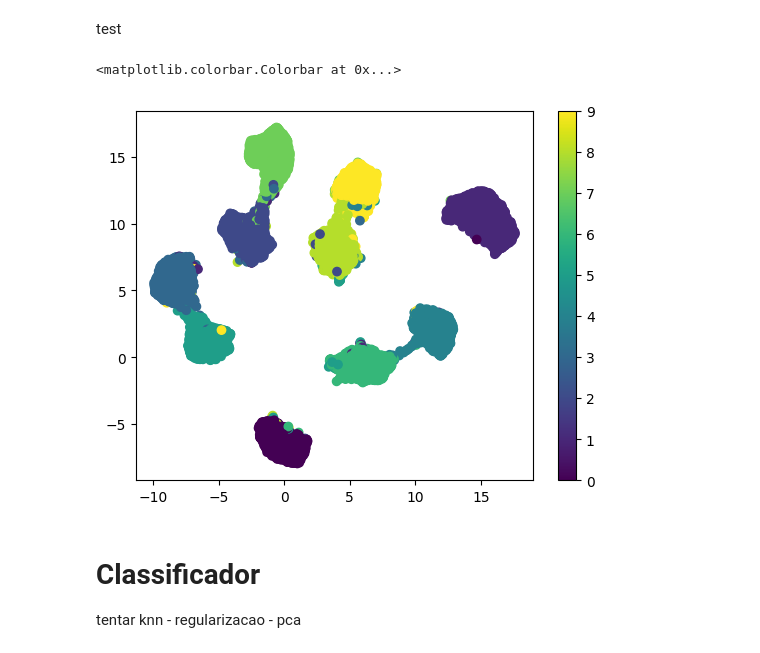
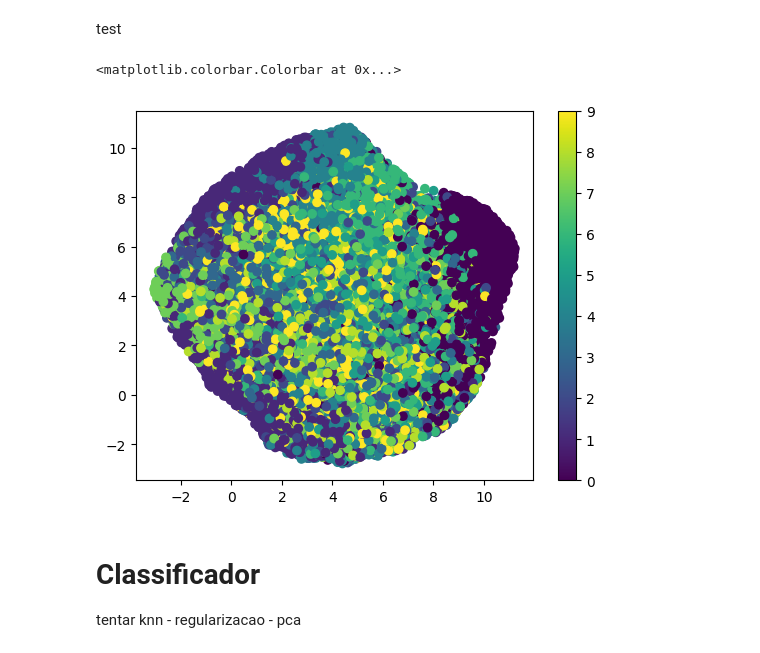
Before and after one commit to levyvix/tccer, a Jupyter notebook: passing.ipynb, the cells around one changed output. Drawn from its saved outputs; the diff is of its cells as text; code cells hidden in the pictures.

```diff
--- a/passing.ipynb
+++ b/passing.ipynb
@@ -31,4 +27,6 @@ np.loadtxt('mnist_background_images/mnist_background_images_train.amat').shape
 # %%
+from sklearn.utils import shuffle
+
 # read amat
 mnist_back_train_data = np.loadtxt('mnist_background_images/mnist_background_images_train.amat')
 mnist_back_test_data = np.loadtxt('mnist_background_images/mnist_background_images_test.amat')
@@ -36,5 +34,21 @@ mnist_back_test_data = np.loadtxt('mnist_background_images/mnist_background_imag
 mnist_back_train_label = mnist_back_train_data[:,-1]
 mnist_back_test_label = mnist_back_test_data[:,-1]
 
+mnist_back_train_data, mnist_back_train_label = shuffle(mnist_back_train_data, mnist_back_train_label)
+mnist_back_test_data, mnist_back_test_label = shuffle(mnist_back_test_data, mnist_back_test_label)
+
 mnist_back_train_data = mnist_back_train_data[:,:-1]
 mnist_back_test_data = mnist_back_test_data[:,:-1]
+
+mnist_back_train_data = mnist_back_train_data.reshape(-1, 28, 28, 1)
+mnist_back_test_data = mnist_back_test_data.reshape(-1, 28, 28, 1)
+
+
+# rotate 90 degrees to the right and revert
+i = 98
+mnist_back_train_data_rotated = np.rot90(mnist_back_train_data, axes=(1,2))
+# revert
+mnist_back_train_data_rotated = mnist_back_train_data_rotated[:,::-1,:]
+plt.imshow(mnist_back_train_data_rotated[i])
+plt.title(mnist_back_train_label[i])
+plt.colorbar()
@@ -313,6 +289,6 @@ print(reduced_embeddings_train.shape)
 # %% [output]
 (60000, 2)
 # %%
-reduced_embeddings_test = umap.UMAP(n_neighbors=15, min_dist=0.3, metric='correlation').fit_transform(model_embeddings_test)
-print(reduced_embeddings_test.shape)
+# reduced_embeddings_test = umap.UMAP(n_neighbors=15, min_dist=0.3, metric='correlation').fit_transform(model_embeddings_test)
+# print(reduced_embeddings_test.shape)
 # %% [output]
@@ -330,11 +304,11 @@ plt.colorbar()
 # %% [markdown]
 test
 # %%
-plt.scatter(reduced_embeddings_test[:, 0], reduced_embeddings_test[:,1], c=y_test)
+plt.scatter(reduced_embeddings_test[:, 0], reduced_embeddings_test[:,1], c=mnist_back_test_label)
 plt.colorbar()
 # %% [output]
 <matplotlib.colorbar.Colorbar at 0x...>
-[figure, old version]
+[figure, new version]
 # %% [markdown]
 # Classificador
  tentar knn - regularizacao - pca
```
Also changed, not shown: parts of 71 cells of this notebook, 4 other files.
